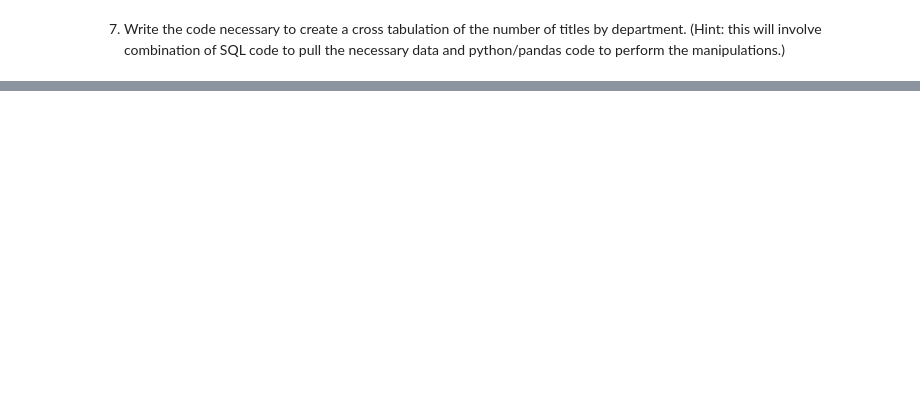
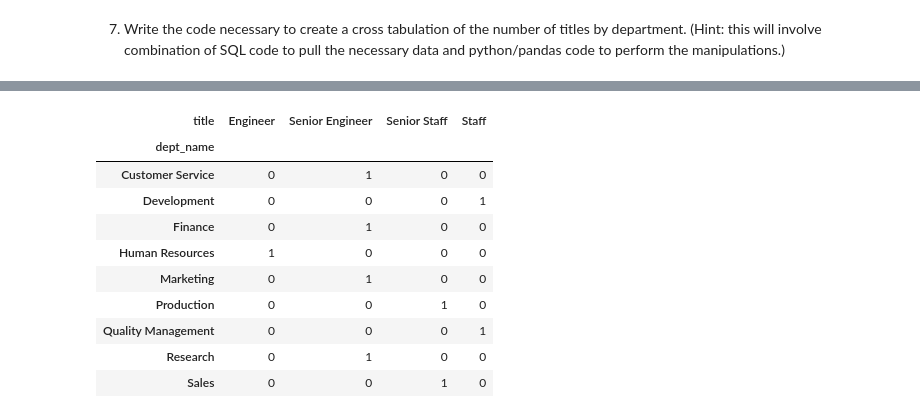
Before and after one commit to jeremiah-toribio/numpy-pandas-visualization-exercises, a Jupyter notebook: advanced_dataframes.ipynb, the cells around one changed output, grey strips where cells are left out. Drawn from its saved outputs; the diff is of its cells as text; code cells hidden in the pictures; blank space fills up the shorter version.

```diff
--- a/advanced_dataframes.ipynb
+++ b/advanced_dataframes.ipynb
@@ -420,0 +537,14 @@ Name: item_price, Length: 1834, dtype: object
+# %%
+pd.crosstab(index=dp.dept_name,columns=emp_titles.title)
+# %% [output]
+| title | Engineer | Senior Engineer | Senior Staff | Staff |
+| dept_name |  |  |  |  |
+| Customer Service | 0 | 1 | 0 | 0 |
+| Development | 0 | 0 | 0 | 1 |
+| Finance | 0 | 1 | 0 | 0 |
+| Human Resources | 1 | 0 | 0 | 0 |
+| Marketing | 0 | 1 | 0 | 0 |
+| Production | 0 | 0 | 1 | 0 |
+| Quality Management | 0 | 0 | 0 | 1 |
+| Research | 0 | 1 | 0 | 0 |
+| Sales | 0 | 0 | 1 | 0 |
```
Also changed, not shown: parts of 11 cells of this notebook, 3 other files.
